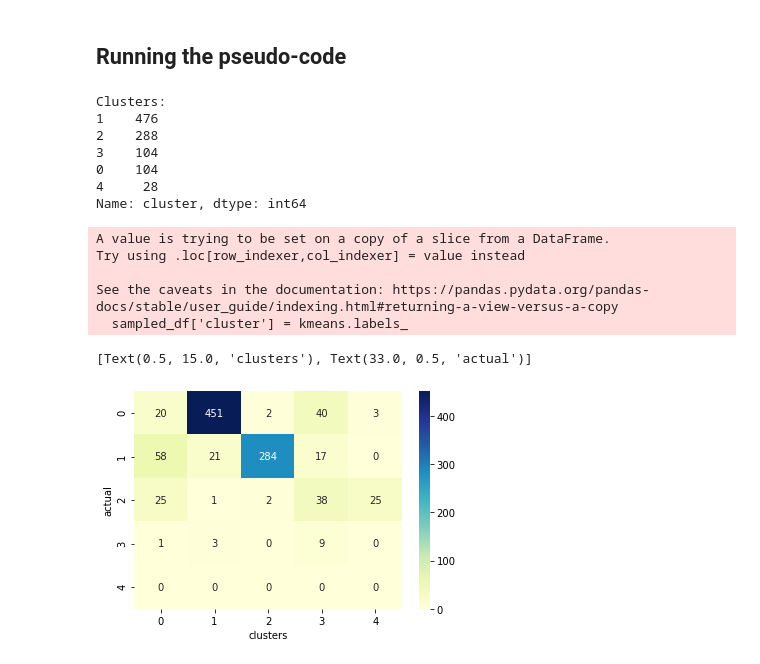
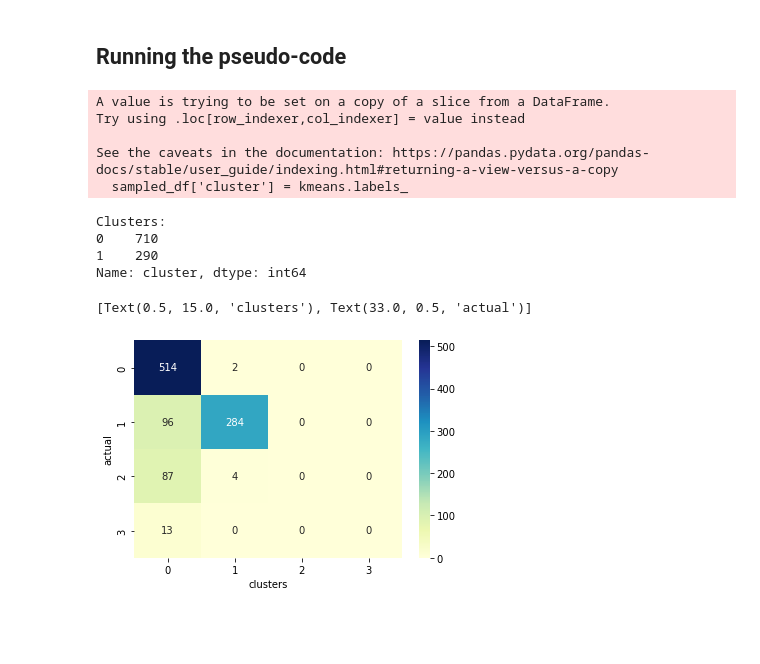
Before and after one commit to AdamBarada/Cluster-based-sampling, a Jupyter notebook: Final Project.ipynb, the cells around one changed output. Cells and saved outputs as stored; diff of their text form; code cells hidden in the pictures; blank space fills up the shorter version.

```diff
--- a/Final Project.ipynb
+++ b/Final Project.ipynb
@@ -14,7 +15,8 @@ import random
 ## Defining global variables
 # %%
 window_size = 10
-sampling_ratio = 0.3 # Percentage of data to be sampled
+n_clusters = 2
+sampling_ratio = 0.9 # Percentage of data to be sampled
 N = 1000   # N is the number of initial data to be clustered.
 K = sampling_ratio * N // 100  # K to be calculated as K/N is the sampling
                                # ratio, and N is the initial number of
@@ -121,34 +123,31 @@ Name: feature 42, dtype: int64
 # %%
 # taking the 1000 first rows of data for K-means algorithm.
 
 sampled_df=norm_data.head(N)
-kmeans = KMeans(n_clusters = 5)
+kmeans = KMeans(n_clusters = n_clusters)
 kmeans.fit(sampled_df)
 labels = kmeans.predict(sampled_df)
 centroids = kmeans.cluster_centers_
 
 sampled_df['cluster'] = kmeans.labels_
 print('Clusters: ')
 print(sampled_df['cluster'].value_counts())
 
 results = confusion_matrix(data['feature 42'].head(N), labels)
 s = sns.heatmap(results, cmap="YlGnBu", annot=True, fmt="d")
 s.set(xlabel='clusters', ylabel='actual')
 
 # Now for each cluster, sample k/n items while using the given probability.
 # %% [output]
-Clusters:
-1    476
-2    288
-3    104
-0    104
-4     28
-Name: cluster, dtype: int64
+A value is trying to be set on a copy of a slice from a DataFrame.
+Try using .loc[row_indexer,col_indexer] = value instead
+
+See the caveats in the documentation: https://pandas.pydata.org/pandas-docs/stable/user_guide/indexing.html#returning-a-view-versus-a-copy
+  sampled_df['cluster'] = kmeans.labels_
-A value is trying to be set on a copy of a slice from a DataFrame.
-Try using .loc[row_indexer,col_indexer] = value instead
-
-See the caveats in the documentation: https://pandas.pydata.org/pandas-docs/stable/user_guide/indexing.html#returning-a-view-versus-a-copy
-  sampled_df['cluster'] = kmeans.labels_
+Clusters:
+0    710
+1    290
+Name: cluster, dtype: int64
 [Text(0.5, 15.0, 'clusters'), Text(33.0, 0.5, 'actual')]
-[figure, old version]
+[figure, new version]
 # %%
```
Also changed, not shown: parts of 3 cells of this notebook, 1 other file.
